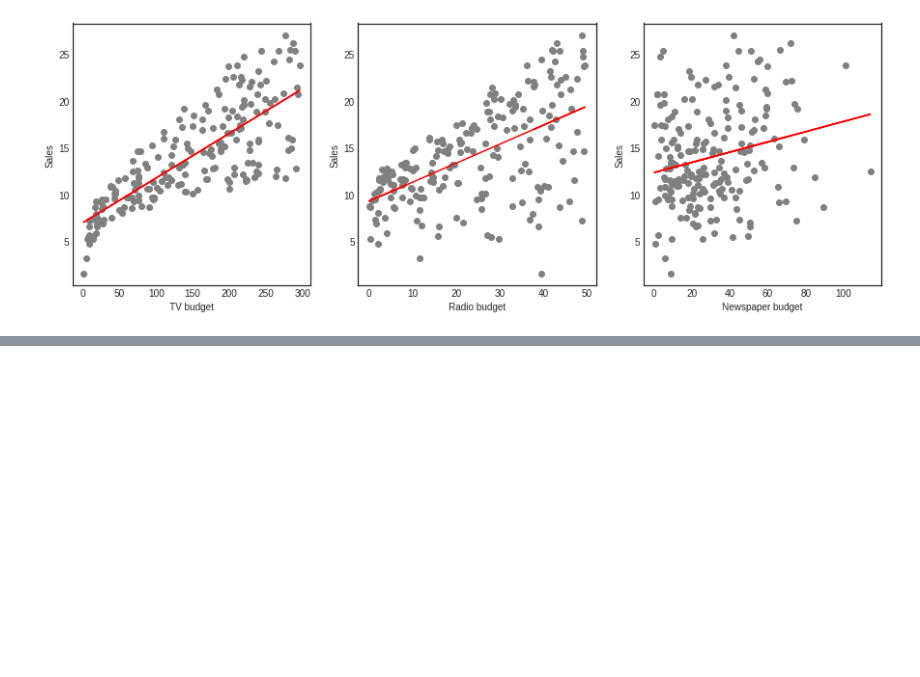
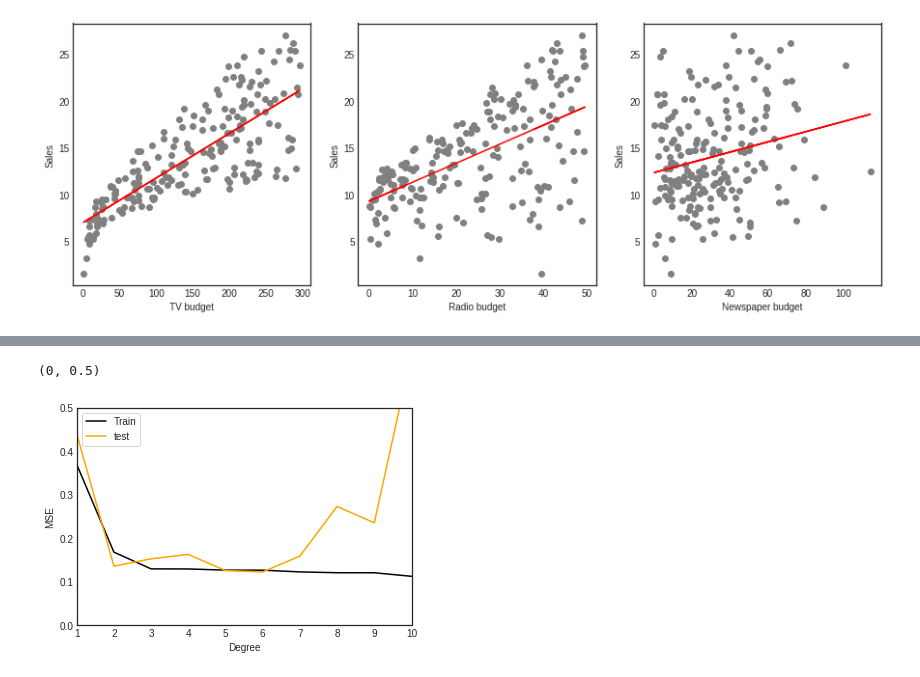
Before and after one commit to steidani/statistical_learning, a Jupyter notebook: notebooks/Chap2_statistical_learning.ipynb, the cells around one changed output, grey strips where cells are left out. Cells and saved outputs as stored; diff of their text form; code cells hidden in the pictures; blank space fills up the shorter version.

```diff
--- a/notebooks/Chap2_statistical_learning.ipynb
+++ b/notebooks/Chap2_statistical_learning.ipynb
@@ -80,0 +192,39 @@ $\epsilon$ - Error
+# %%
+# =======
+# find lowest test MSE
+
+degrees = np.arange(1,11,1)
+
+MSE_train = []
+MSE_test = []
+for ii in range(len(degrees)):
+
+    # define polynomial_features: Degree of Freedom
+    polynomial_features = PolynomialFeatures(degree=degrees[ii], include_bias=False)
+
+    # Create linear regression object
+    linear_regression = LinearRegression()
+
+    #pipeline is to assemble several steps
+    pipeline = Pipeline([("polynomial_features", polynomial_features),
+                         ("linear_regression", linear_regression)])
+
+    # Train the model using the training sets
+    pipeline.fit(x_train, y_train)
+
+    # training MSE
+    MSE_train.append(mean_squared_error(y_train, pipeline.predict(x_train)))
+    # test MSE
+    MSE_test.append(mean_squared_error(y_test, pipeline.predict(x_test)))
+
+fig, ax = plt.subplots()
+ax.plot(degrees,MSE_train, c='black', label="Train")
+ax.plot(degrees,MSE_test, c='orange',label="test")
+ax.legend(frameon=True, loc="best")
+ax.set_xlabel("Degree")
+ax.set_ylabel("MSE")
+plt.xlim((1, 10))
+plt.ylim((0, 0.5))
+# %% [output]
+(0, 0.5)
+[figure, added]
```
Also changed, not shown: parts of 8 cells of this notebook, 1 other file.
